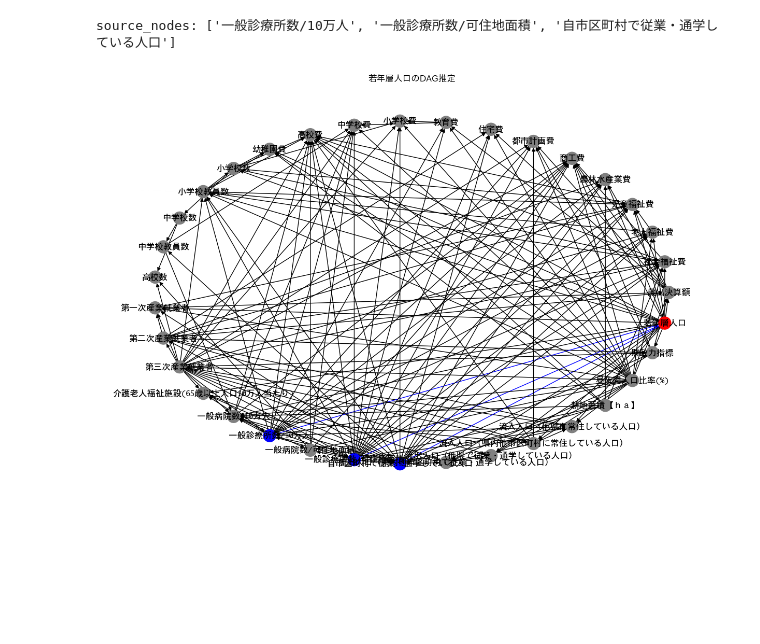
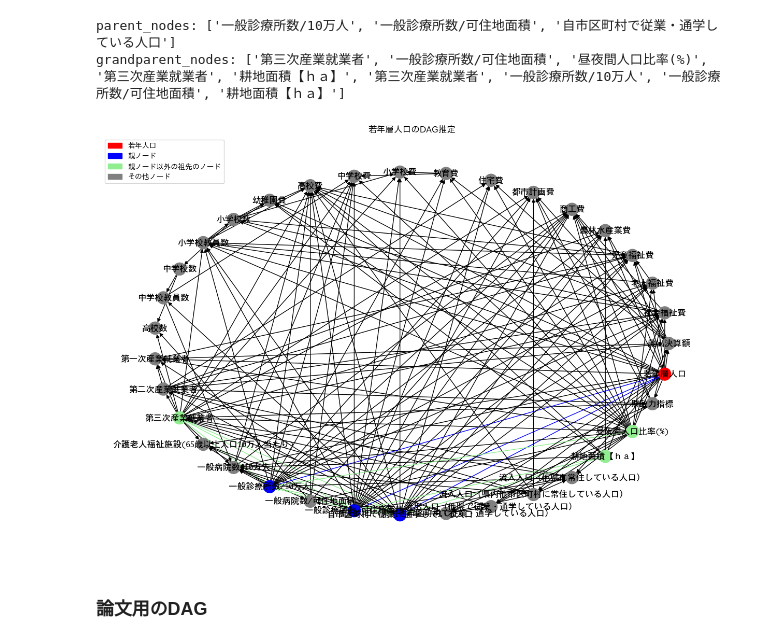
Before and after one commit to Itsuki966/structure_analysis, a Jupyter notebook: notears.ipynb, the cells around one changed output. Saved outputs shown, nothing was run; the diff lists cells and outputs as text; code cells hidden in the pictures; blank space fills up the shorter version.

```diff
--- a/notears.ipynb
+++ b/notears.ipynb
@@ -28,34 +29,57 @@ def make_color_list(dag, target_node):
         raise ValueError(f"target_node {target_node} is not in the graph")
 
     incoming_edges = dag.in_edges(target_node)
-    source_nodes = [edge[0] for edge in incoming_edges]
-    print(f"source_nodes: {source_nodes}")
+    parent_nodes = [edge[0] for edge in incoming_edges]
+    print(f"parent_nodes: {parent_nodes}")
+
+    incoming_edges_grandparent = dag.in_edges(parent_nodes)
+    grandparent_nodes = [edge[0] for edge in incoming_edges_grandparent]
+    print(f"grandparent_nodes: {grandparent_nodes}")
 
     node_color = []
     edge_color = []
+
     for node in dag.nodes:
         if node == target_node:
             node_color.append("red")
-        elif node in source_nodes:
+        elif node in parent_nodes:
             node_color.append("blue")
+        elif node in grandparent_nodes:
+            node_color.append("lightgreen")
         else:
             node_color.append("gray")
+
+    # for node in dag.nodes:
+    #     if node == target_node:
+    #         node_color.append("red")
+    #     elif node in parent_nodes:
+    #         node_color.append("blue")
+    #     else:
+    #         node_color.append("gray")
 
     for edge in dag.edges:
         if edge in incoming_edges:
             edge_color.append("blue")
+        elif edge in incoming_edges_grandparent:
+            edge_color.append("lightgreen")
         else:
             edge_color.append("black")
 
     return node_color, edge_color
 
 
-def plot_struct(dag, node_color, edge_color, labels, title, figsize=(15, 15)):
+def plot_struct(dag, node_color, edge_color, title, figsize=(15, 15)):
     pos = nx.circular_layout(dag)
+    red_patch = mpatches.Patch(color="red", label="若年人口")
+    blue_patch = mpatches.Patch(color="blue", label="親ノード")
+    green_patch = mpatches.Patch(color="lightgreen", label="親ノード以外の祖先のノード")
+    gray_patch = mpatches.Patch(color="gray", label="その他ノード")
+
     plt.figure(figsize=figsize)
     nx.draw(dag, pos=pos, with_labels=True, node_color=node_color, edge_color=edge_color,font_family="Osaka")
     # nx.draw_networkx_labels(dag, pos=pos, labels=labels, font_family="Osaka")
     plt.title(title)
+    plt.legend(handles=[red_patch, blue_patch, green_patch, gray_patch], loc="upper left")
     plt.show()
 # %%
 # 年度ごとのデータ
@@ -83,7 +107,10 @@ all_df.reset_index(drop=True, inplace=True)
 sl = structure_learning(all_df, threshold=0.2, max_iter=1000)
 # %%
 node_color, edge_color = make_color_list(sl, target_node="若年層人口")
-plot_struct(sl, node_color, edge_color, labels=node_color, title="若年層人口のDAG推定",figsize=(12, 8))
+plot_struct(sl, node_color, edge_color, title="若年層人口のDAG推定",figsize=(12, 8))
 # %% [output]
-source_nodes: ['一般診療所数/10万人', '一般診療所数/可住地面積', '自市区町村で従業・通学している人口']
+parent_nodes: ['一般診療所数/10万人', '一般診療所数/可住地面積', '自市区町村で従業・通学している人口']
+grandparent_nodes: ['第三次産業就業者', '一般診療所数/可住地面積', '昼夜間人口比率(%)', '第三次産業就業者', '耕地面積【ｈａ】', '第三次産業就業者', '一般診療所数/10万人', '一般診療所数/可住地面積', '耕地面積【ｈａ】']
-[figure, old version]
+[figure, new version]
+# %% [markdown]
+### 論文用のDAG
```
Also changed, not shown: parts of 3 cells of this notebook.
